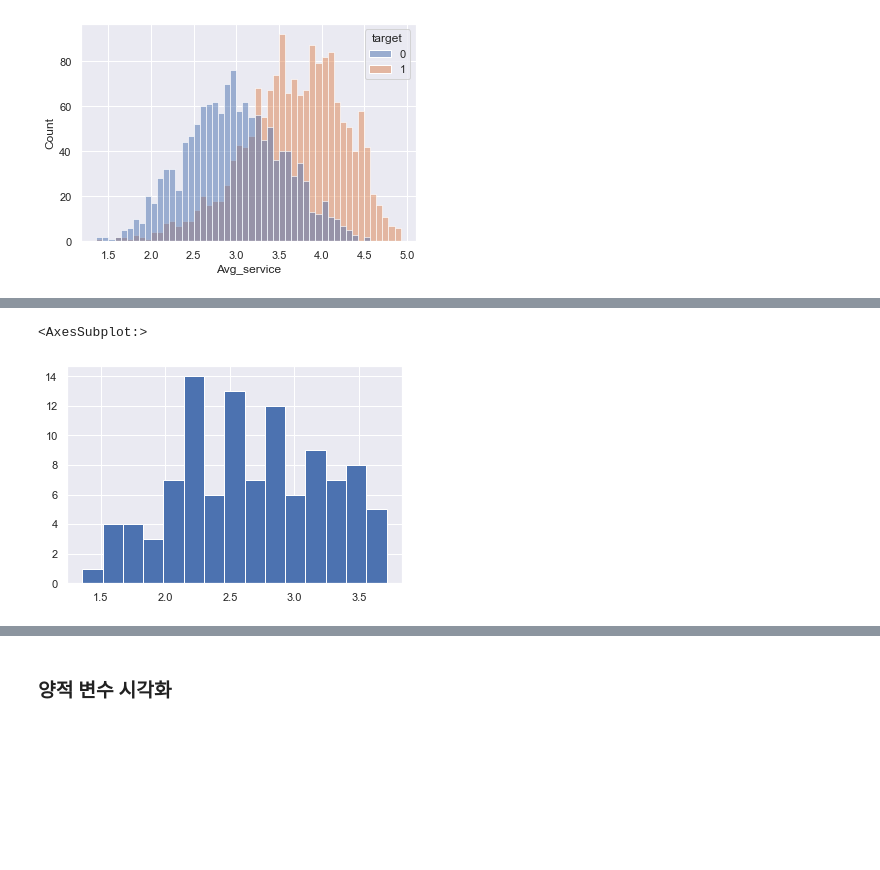
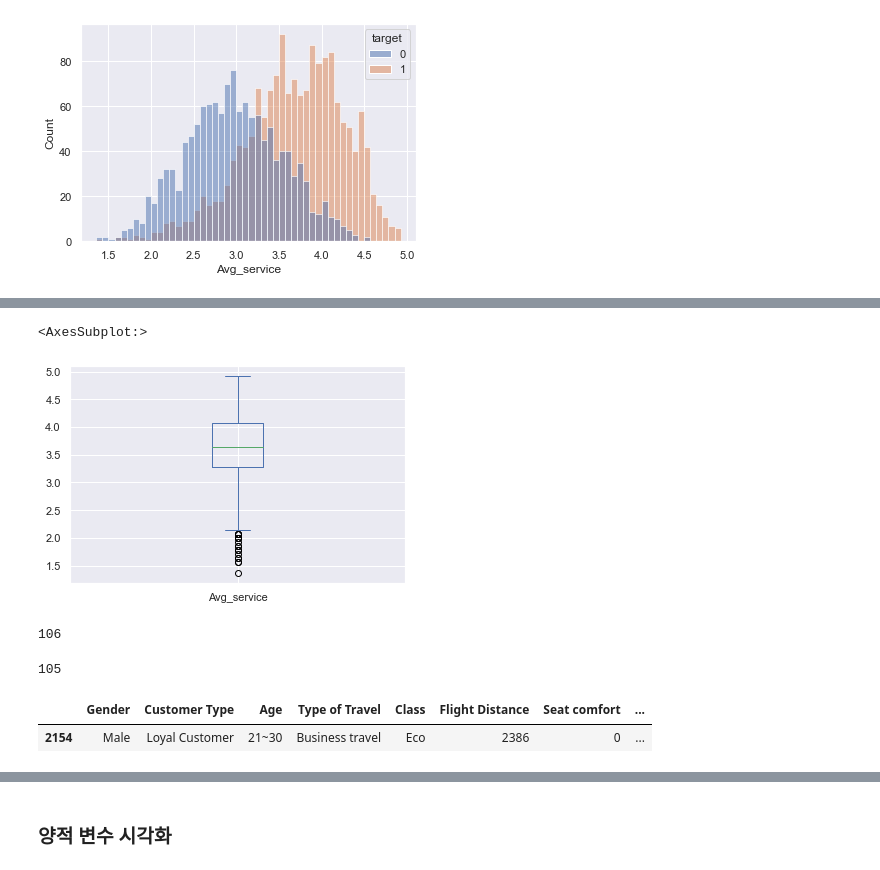
Before and after one commit to Jaesu26/Dacon-Basic, a Jupyter notebook: 항공사-고객만족도-예측/항공사-고객만족도-EDA/항공사-고객만족도-EDA.ipynb, the cells around one changed output, grey strips where cells are left out. Cells and saved outputs as stored; diff of their text form; code cells hidden in the pictures; blank space fills up the shorter version.

```diff
--- a/항공사-고객만족도-예측/항공사-고객만족도-EDA/항공사-고객만족도-EDA.ipynb
+++ b/항공사-고객만족도-예측/항공사-고객만족도-EDA/항공사-고객만족도-EDA.ipynb
@@ -236,5 +224,18 @@ df[df['Seat comfort'] == 0]
-# %%
-df[df['Seat comfort'] == 0].Avg_service.hist(bins = 15)
-# %% [output]
-<AxesSubplot:>
-[figure, removed]
+# %%
+df.query('target == 1').Avg_service.plot.box() ## 만족한 사람들의 평균 만족도 점수 ## 대략 중심이 3.7점
+# %% [output]
+<AxesSubplot:>
+[figure, added]
+# %%
+sum(df['Seat comfort'] == 0) ## 좌석 만족도가 0점인 사람은 106명
+# %% [output]
+106
+# %%
+sum(df.loc[df['Seat comfort'] == 0,'target'])## 좌석 만족도가 0점인 사람은 106명이고 그 중 105명이 만족한다
+# %% [output]
+105
+# %%
+df[df['Seat comfort'] == 0].query('target == 0')
+# %% [output]
+|  | Gender | Customer Type | Age | Type of Travel | Class | Flight Distance | Seat comfort | ... |
+| 2154 | Male | Loyal Customer | 21~30 | Business travel | Eco | 2386 | 0 | ... |
```
Also changed, not shown: parts of 56 cells of this notebook.
